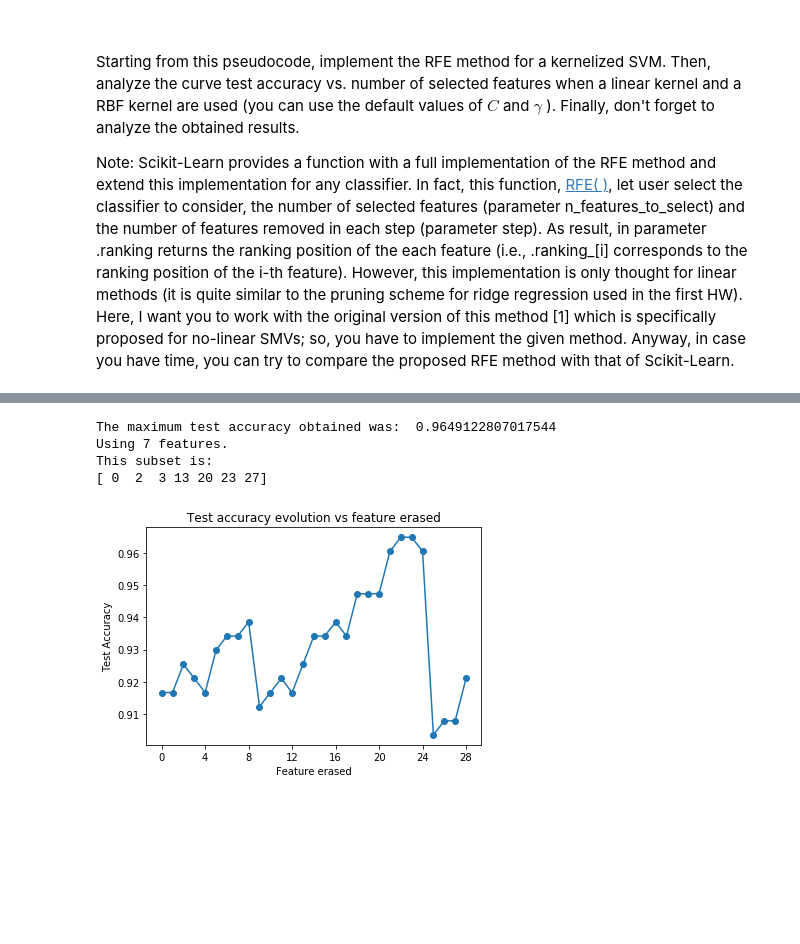
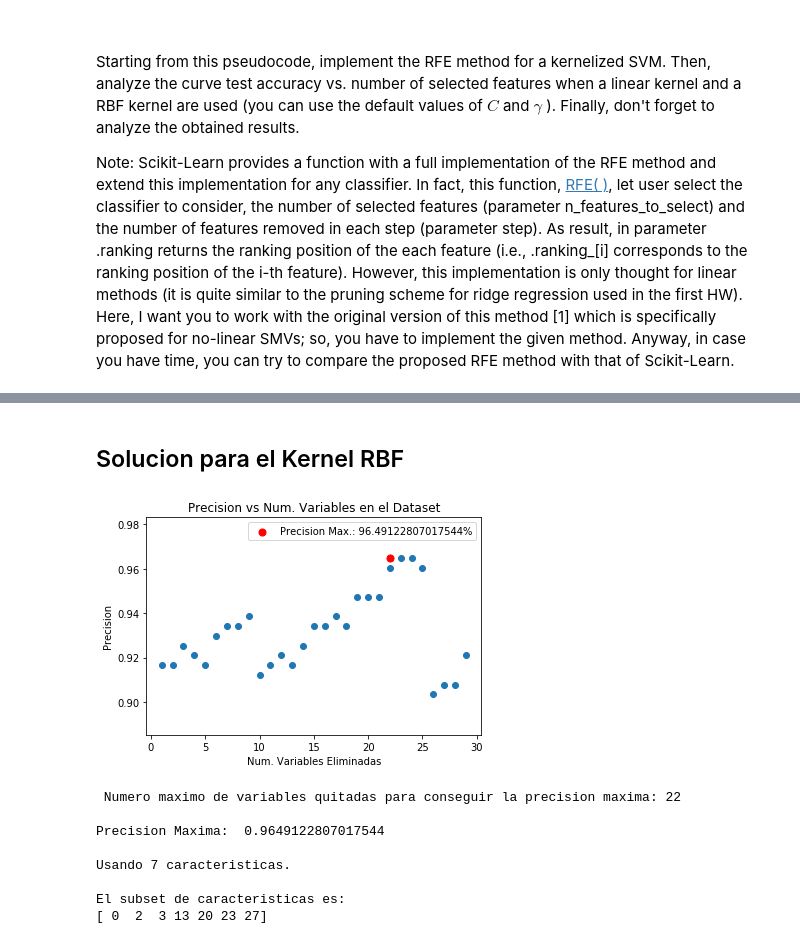
Before and after one commit to ikerarana/Machine-Learning-Notebooks, a Jupyter notebook: Curso Machine Learning UC3M Python/Week 9 - Homeworm 3 -SVM/Homework3_SVMs_student.ipynb, the cells around one changed output, grey strips where cells are left out. Saved outputs shown, nothing was run; the diff lists cells and outputs as text; code cells hidden in the pictures; blank space fills up the shorter version.

```diff
--- a/Curso Machine Learning UC3M Python/Week 9 - Homeworm 3 -SVM/Homework3_SVMs_student.ipynb
+++ b/Curso Machine Learning UC3M Python/Week 9 - Homeworm 3 -SVM/Homework3_SVMs_student.ipynb
@@ -741,62 +754,73 @@ No handles with labels found to put in legend.
+# %% [markdown]
+## Solucion para el Kernel RBF
 # %%
 ## solucion RBF
 
-
-
 S = np.arange(X.shape[1])
-tests = []
+precision = []
 
 for d in range(X.shape[1]):
   if d==29:
     break
   gamma = 1/np.sqrt(len(S))
-  model = SVC(kernel='rbf', gamma=gamma)
-  model.fit(X_train[:,S], Y_train)
+  clf = SVC(kernel='rbf', gamma=gamma)
+  clf.fit(X_train[:,S], y_train)
 
-  #Criteria
-  tests.append(accuracy_score(y_test, model.predict(X_test[:,S])))
-  criteria = np.max(tests) - tests[-1]
-  if criteria == 0:
+  precision.append(accuracy_score(y_test, clf.predict(X_test[:,S])))
+  creiterioDecision = np.max(precision) - precision[-1]
+
+  if creiterioDecision == 0:
     Perfect_subset = S
 
-  dual_coef = model.dual_coef_
-  sv = model.support_vectors_
+  dual_coef = clf.dual_coef_
+  sv = clf.support_vectors_
   gamma = 1/sv.shape[1]
   k = rbf_kernel(sv, gamma=gamma)
   w = np.dot(np.dot(dual_coef, k),np.transpose(dual_coef))[0][0]
   diff = []
 
   for i, dim in enumerate(S):
     aux = np.asarray(S)
     aux = aux[np.where(aux!=dim)]
 
-    X_sub = X_train[model.support_, :]
+    X_sub = X_train[clf.support_, :]
     sv_sub = X_sub[:, aux]
     gamma = 1/np.sqrt(sv.shape[1])
     k_sub = rbf_kernel(sv_sub, gamma=gamma)
 
     w_sub = np.dot(np.dot(dual_coef, k_sub),np.transpose(dual_coef))[0][0]
     diff.append(abs(w - w_sub))
 
   S = np.delete(S, np.argmin(diff))
 
-ax = plt.figure().gca()
-xaxis = np.arange(len(tests)).argsort()
-ax.plot(xaxis,tests,'-o')
-plt.title('Test accuracy evolution vs feature erased')
-plt.xlabel('Feature erased')
-plt.ylabel('Test Accuracy')
-ax.xaxis.set_major_locator(MaxNLocator(integer=True))
+variablesQuitadas = range(1,30)
+variablesQuitadas = list(variablesQuitadas)
+index = precision.index(max(precision))
 
+plt.figure()
+plt.scatter(variablesQuitadas,precision)
+plt.scatter(index,precision[index],c='r',s=50,label=f'Precision Max.: {max(precision)*100}%')
 
+plt.title('Precision vs Num. Variables en el Dataset', fontsize=12)
 
-print("The maximum test accuracy obtained was: ", np.max(tests))
-print("Using "+ str(len(Perfect_subset)) +" features.")
-print("This subset is:")
+plt.legend()
+plt.xlabel('Num. Variables Eliminadas')
+plt.ylabel('Precision')
+
+plt.show()
+
+print(f"\n Numero maximo de variables quitadas para conseguir la precision maxima: {index}")
+print("\nPrecision Maxima: ", np.max(precision))
+print("\nUsando "+ str(len(Perfect_subset)) +" caracteristicas.")
+print("\nEl subset de caracteristicas es:")
 print(Perfect_subset)
 # %% [output]
+[figure, new version]
-The maximum test accuracy obtained was:  0.9649122807017544
-Using 7 features.
-This subset is:
+ Numero maximo de variables quitadas para conseguir la precision maxima: 22
+
+Precision Maxima:  0.9649122807017544
+
+Usando 7 caracteristicas.
+
+El subset de caracteristicas es:
 [ 0  2  3 13 20 23 27]
-[figure, old version]
```
Also changed, not shown: parts of 11 cells of this notebook.
